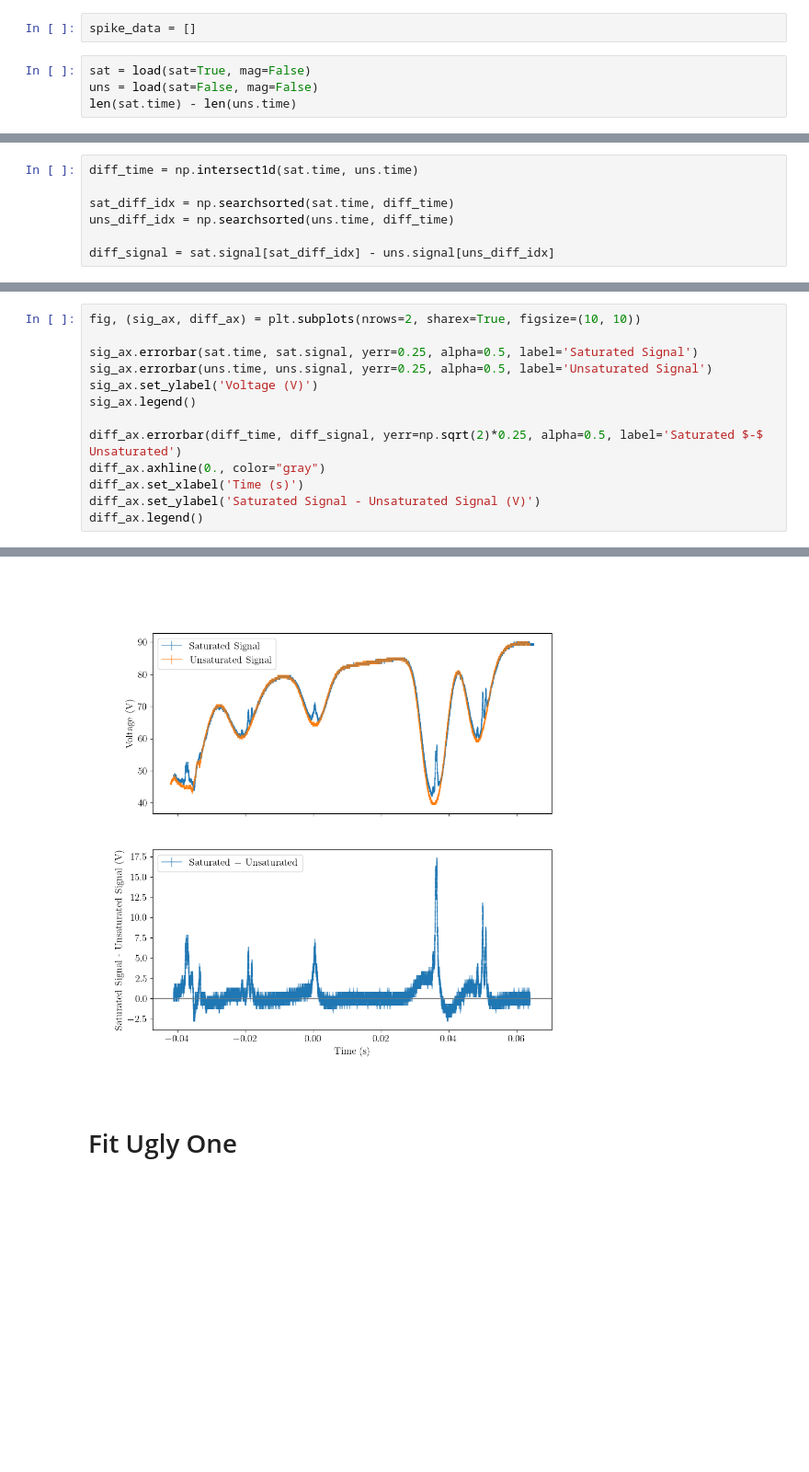
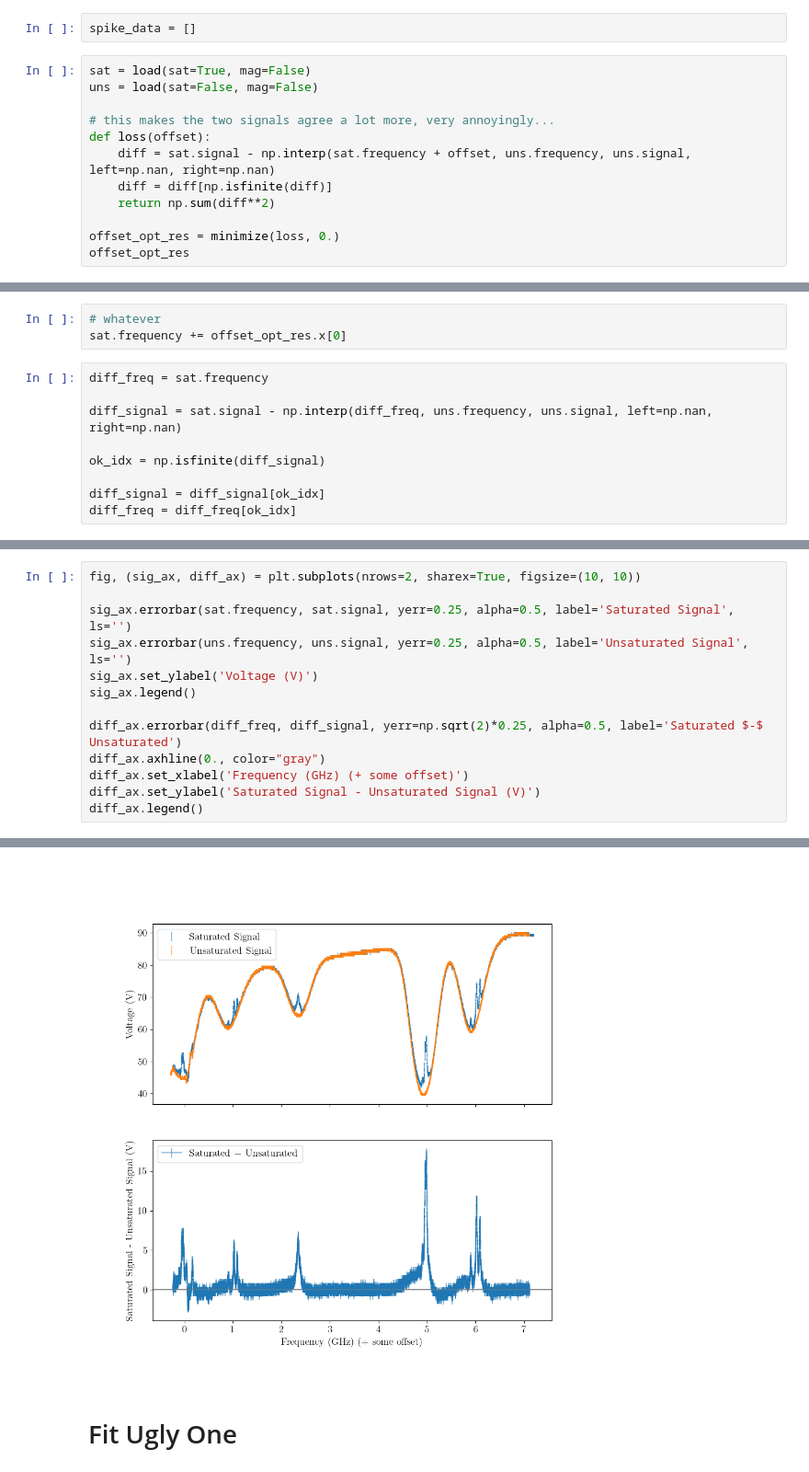
Before and after one commit to andres-luengo/alden-andres-max-most-dangerous-4450-trio, a Jupyter notebook: rb-spectroscopy/fit_no_mag.ipynb, the cells around one changed output, grey strips where cells are left out. Shown at 92% size. Cells and saved outputs as stored; diff of their text form; blank space fills up the shorter version.

Commit message:
do relative frequency conversions

```diff
--- a/rb-spectroscopy/fit_no_mag.ipynb
+++ b/rb-spectroscopy/fit_no_mag.ipynb
@@ -13,5 +16,13 @@ spike_data = []
 # %%
 sat = load(sat=True, mag=False)
 uns = load(sat=False, mag=False)
-len(sat.time) - len(uns.time)
+
+# this makes the two signals agree a lot more, very annoyingly...
+def loss(offset):
+    diff = sat.signal - np.interp(sat.frequency + offset, uns.frequency, uns.signal, left=np.nan, right=np.nan)
+    diff = diff[np.isfinite(diff)]
+    return np.sum(diff**2)
+
+offset_opt_res = minimize(loss, 0.)
+offset_opt_res
 # %% [output]
@@ -39,8 +39,13 @@ while (sat.time[sat_r] != uns.time[uns_r]):
+# %%
+# whatever
+sat.frequency += offset_opt_res.x[0]
 # %%
-diff_time = np.intersect1d(sat.time, uns.time)
+diff_freq = sat.frequency
 
-sat_diff_idx = np.searchsorted(sat.time, diff_time)
-uns_diff_idx = np.searchsorted(uns.time, diff_time)
+diff_signal = sat.signal - np.interp(diff_freq, uns.frequency, uns.signal, left=np.nan, right=np.nan)
 
-diff_signal = sat.signal[sat_diff_idx] - uns.signal[uns_diff_idx]
+ok_idx = np.isfinite(diff_signal)
+
+diff_signal = diff_signal[ok_idx]
+diff_freq = diff_freq[ok_idx]
 # %%
@@ -50,19 +55,19 @@ sat.time[0], uns.time[0]
 # %%
 fig, (sig_ax, diff_ax) = plt.subplots(nrows=2, sharex=True, figsize=(10, 10))
 
-sig_ax.errorbar(sat.time, sat.signal, yerr=0.25, alpha=0.5, label='Saturated Signal')
-sig_ax.errorbar(uns.time, uns.signal, yerr=0.25, alpha=0.5, label='Unsaturated Signal')
+sig_ax.errorbar(sat.frequency, sat.signal, yerr=0.25, alpha=0.5, label='Saturated Signal', ls='')
+sig_ax.errorbar(uns.frequency, uns.signal, yerr=0.25, alpha=0.5, label='Unsaturated Signal', ls='')
 sig_ax.set_ylabel('Voltage (V)')
 sig_ax.legend()
 
-diff_ax.errorbar(diff_time, diff_signal, yerr=np.sqrt(2)*0.25, alpha=0.5, label='Saturated $-$ Unsaturated')
+diff_ax.errorbar(diff_freq, diff_signal, yerr=np.sqrt(2)*0.25, alpha=0.5, label='Saturated $-$ Unsaturated')
 diff_ax.axhline(0., color="gray")
-diff_ax.set_xlabel('Time (s)')
+diff_ax.set_xlabel('Frequency (GHz) (+ some offset)')
 diff_ax.set_ylabel('Saturated Signal - Unsaturated Signal (V)')
 diff_ax.legend()
 # %% [output]
 <matplotlib.legend.Legend at 0x...>
-[figure, old version]
+[figure, new version]
 # %% [markdown]
 # Fit Ugly One
 # %% [markdown]
```
Also changed, not shown: parts of 15 cells of this notebook, 4 other files.
